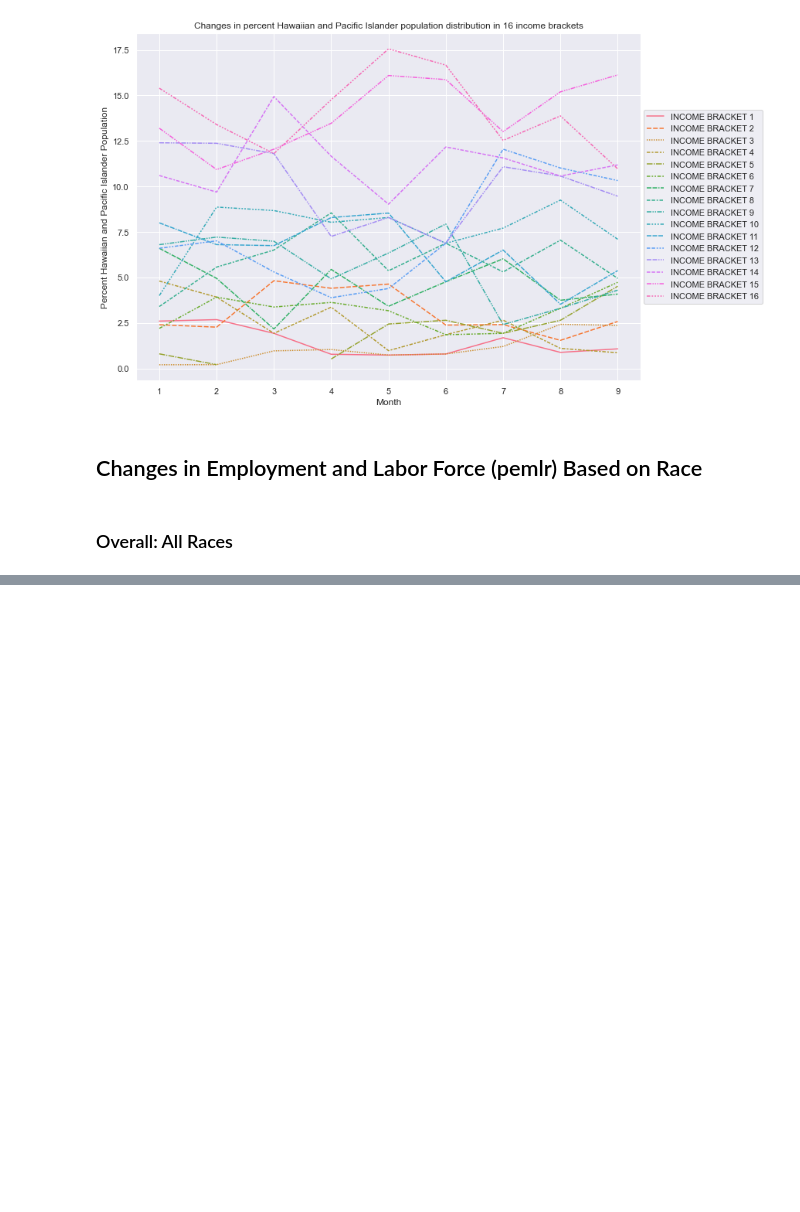
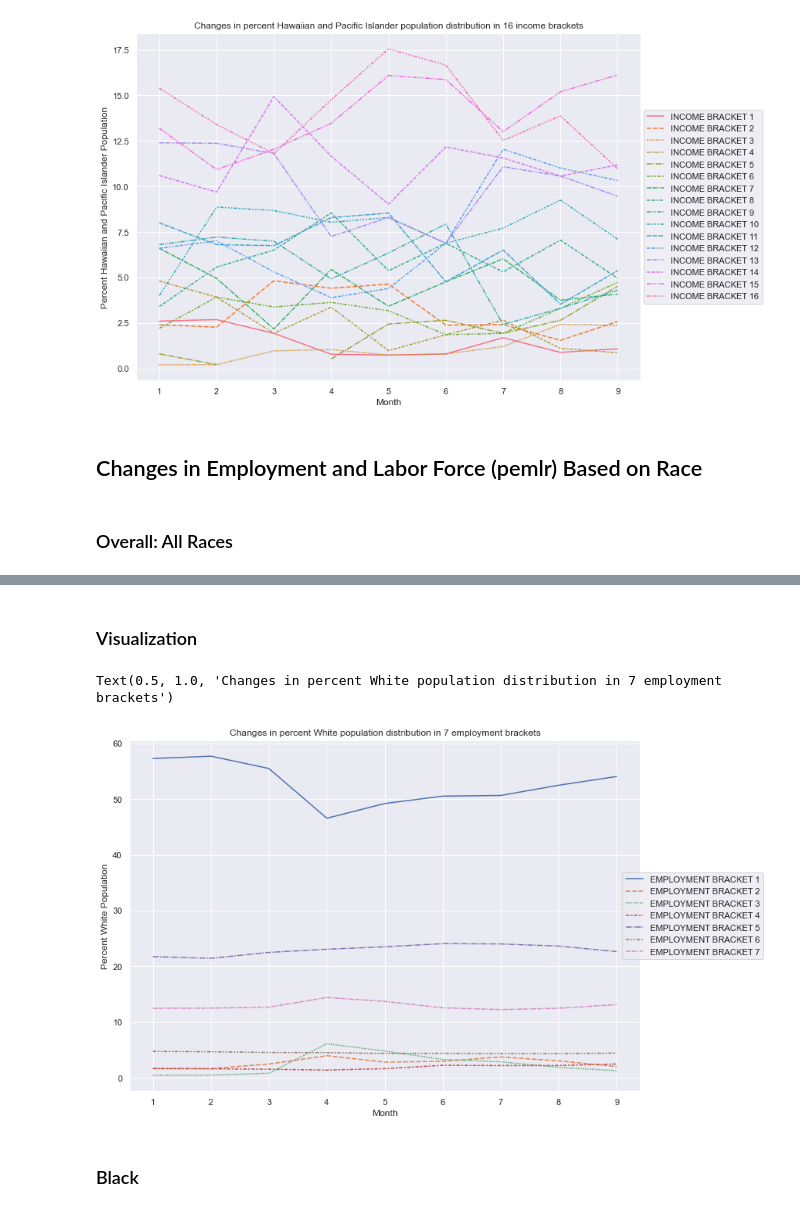
Before and after one commit to adamzuyang/Ursatech-Adam, a Jupyter notebook: Basic Monthly Current Population Survey Data Analysis, Changes in Income and Employment Based on Race.ipynb, the cells around one changed output, grey strips where cells are left out. Cells and saved outputs as stored; diff of their text form; code cells hidden in the pictures; blank space fills up the shorter version.

```diff
--- a/Basic Monthly Current Population Survey Data Analysis, Changes in Income and Employment Based on Race.ipynb
+++ b/Basic Monthly Current Population Survey Data Analysis, Changes in Income and Employment Based on Race.ipynb
@@ -436,0 +516,3 @@ Text(0.5, 1.0, 'Changes in percent Hawaiian and Pacific Islander population dist
+# %%
+white_emp = analyze_emp_race(1)
+white_emp
@@ -436,0 +528,16 @@ Text(0.5, 1.0, 'Changes in percent Hawaiian and Pacific Islander population dist
+# %% [markdown]
+### Visualization
+# %%
+white_emp_percent = white_emp.T
+white_emp_percent = white_emp_percent.filter(regex='PERCENT', axis=0)
+
+white_emp_graph = sns.lineplot(data=white_emp_percent)
+white_emp_graph.set(xlabel='Month', ylabel='Percent White Population')
+white_emp_graph.set_xticklabels([1, 2, 3, 4, 5, 6, 7, 8, 9])
+white_emp_graph.legend(loc='center right', bbox_to_anchor=(1.25, 0.5), ncol=1)
+white_emp_graph.set_title('Changes in percent White population distribution in 7 employment brackets')
+# %% [output]
+Text(0.5, 1.0, 'Changes in percent White population distribution in 7 employment brackets')
+[figure, added]
+# %% [markdown]
+### Black
```
Also changed, not shown: parts of 36 cells of this notebook, 2 other files.
